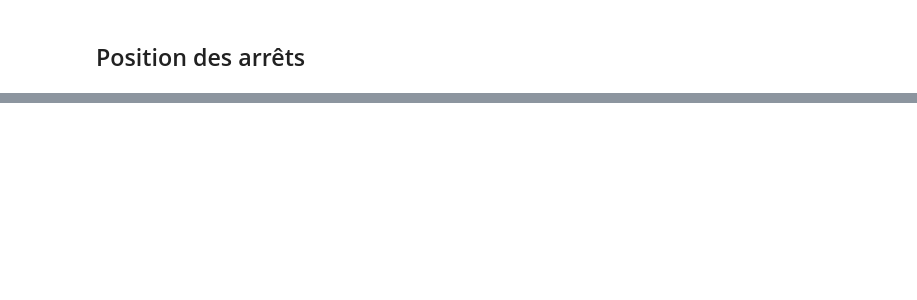
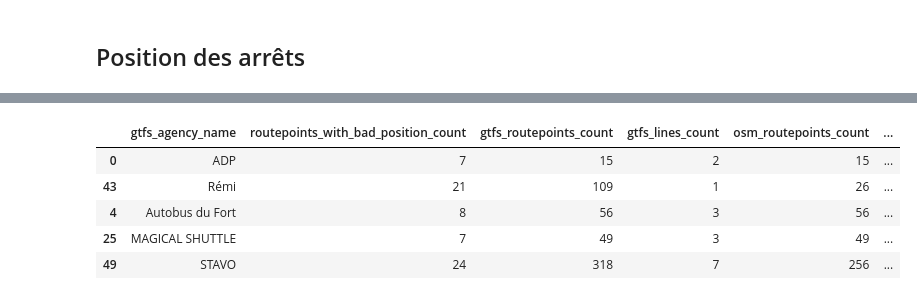
Before and after one commit to Jungle-Bus/ref-fr-STIF, a Jupyter notebook: audit_routepoints/idf_audit.ipynb, the cells around one changed output, grey strips where cells are left out. Saved outputs shown, nothing was run; the diff lists cells and outputs as text; code cells hidden in the pictures; blank space fills up the shorter version.

```diff
--- a/audit_routepoints/idf_audit.ipynb
+++ b/audit_routepoints/idf_audit.ipynb
@@ -534,4 +532,5 @@ Nombre de stoppoints du GTFS à plus de 70m : 950
 # %%
+routepoints_bad_position.sort_values(by=['distance'], inplace=True, ascending=False)
 routepoints_bad_position_export = routepoints_bad_position[['gtfs_stop_id', 'gtfs_route_id', 'gtfs_ZDEr_ID_REF_A', 'gtfs_dest_name', 'gtfs_stop_name',
                          'osm_stop_id', 'osm_osm:ref:FR:STIF:ExternalCode_Line','osm_osm:ref:FR:STIF', 'osm_destination', 'osm_name',
                               'distance']]
@@ -540,0 +538,20 @@ routepoints_bad_position_export.to_csv(os.path.join(out_folder, 'écart_position
+# %%
+#on compte le nombre de routepoints kapout par réseau
+routepoints_bad_position_gb = pd.DataFrame(routepoints_bad_position.groupby('gtfs_agency_name').size()).reset_index()
+routepoints_bad_position_gb.rename(columns={0: 'routepoints_with_bad_position_count'}, inplace=True)
+
+#on a déjà le nombre de routepoints par réseau dans networks
+routepoints_bad_position_gb = routepoints_bad_position_gb.merge(networks, how='inner', on='gtfs_agency_name')
+
+
+#on normalise
+routepoints_bad_position_gb['bad_position_ratio'] = 100 * routepoints_bad_position_gb['routepoints_with_bad_position_count'] / routepoints_bad_position_gb['gtfs_routepoints_count']
+routepoints_bad_position_gb.sort_values(by=['bad_position_ratio'], inplace=True, ascending=False)
+routepoints_bad_position_gb.head()
+# %% [output]
+|  | gtfs_agency_name | routepoints_with_bad_position_count | gtfs_routepoints_count | gtfs_lines_count | osm_routepoints_count | ... |
+| 0 | ADP | 7 | 15 | 2 | 15 | ... |
+| 43 | Rémi | 21 | 109 | 1 | 26 | ... |
+| 4 | Autobus du Fort | 8 | 56 | 3 | 56 | ... |
+| 25 | MAGICAL SHUTTLE | 7 | 49 | 3 | 49 | ... |
+| 49 | STAVO | 24 | 318 | 7 | 256 | ... |
```
Also changed, not shown: parts of 17 cells of this notebook, 17 other files.
